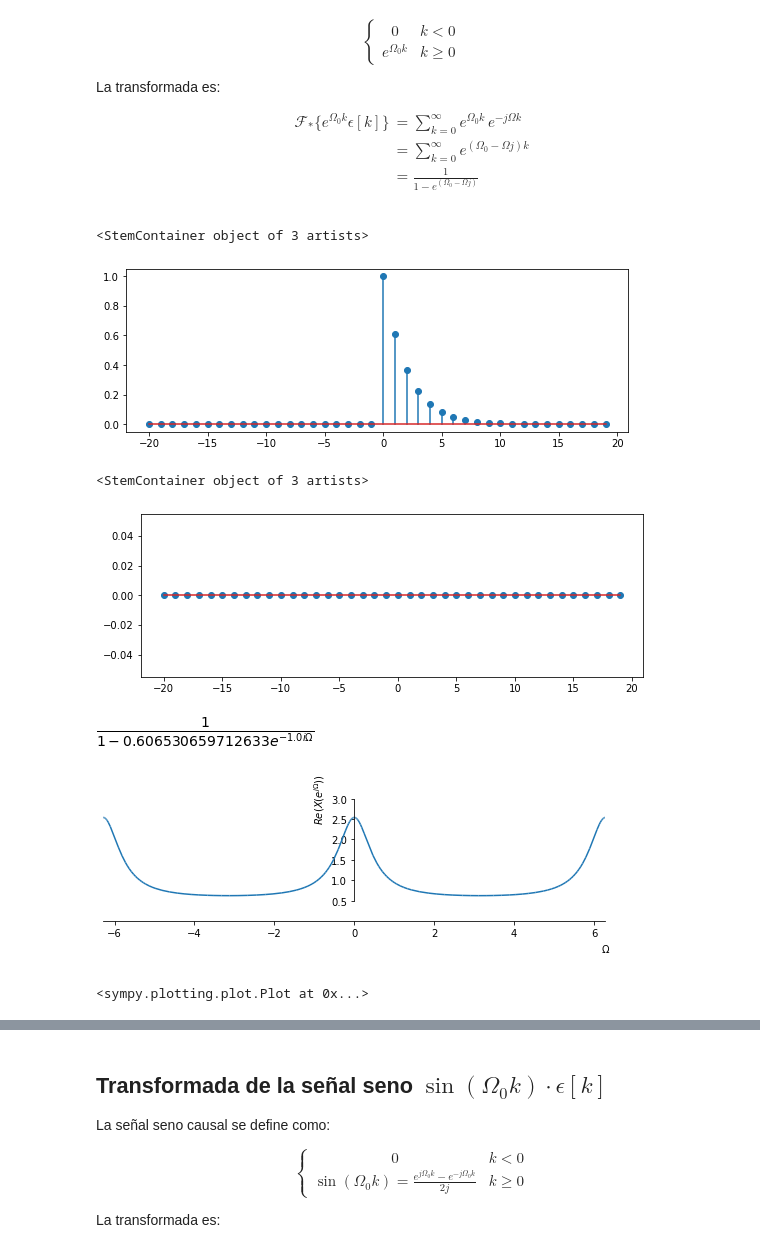
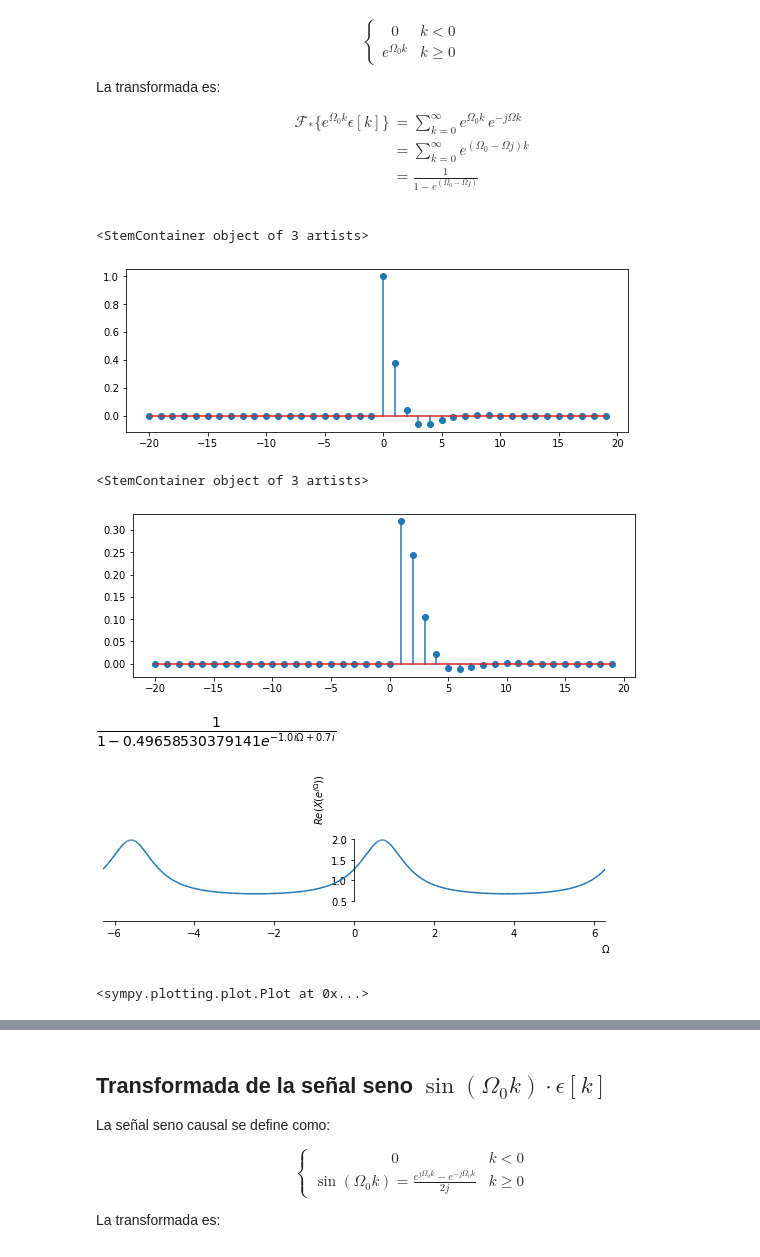
Before and after one commit to pierrediazp/Se-ales_y_Sistemas, a Jupyter notebook: FourierDTFT.ipynb, the cells around one changed output, grey strips where cells are left out. Drawn from its saved outputs; the diff is of its cells as text; code cells hidden in the pictures.

```diff
--- a/FourierDTFT.ipynb
+++ b/FourierDTFT.ipynb
@@ -188,34 +188,33 @@ La transformada es:
 &= \frac{1}{1-e^{(\Omega_0 - \Omega j)}} \\
 \end{split}
 # %%
-# Define una señal rectángular
 kr = range(-20, 20) # Rango de visualización
 x = list(kr) # inicia valores de la señal
-W0 = -0.5
+W0 = -0.7 +1j*0.7
 for ind,kx in enumerate(kr):
     if (kx>= 0):
         x[ind]=np.exp(W0*kx)
     else:
         x[ind]=0
 
 
 plt.rcParams['figure.figsize'] = 9, 3
 plt.stem(kr, np.real(x))
 # %% [output]
 <StemContainer object of 3 artists>
-[figure, old version]
+[figure, new version]
 # %%
 plt.rcParams['figure.figsize'] = 9, 3
 plt.stem(kr, np.imag(x))
 # %% [output]
 <StemContainer object of 3 artists>
-[figure, old version]
+[figure, new version]
 # %%
 X = 1/(1-sym.exp(W0-1j*(Omega)))
 rW = (Omega, -2*sym.pi, 2*sym.pi)
 X
 # %% [output]
-[figure, old version]
+[figure, new version]
 # %%
 plt.rcParams['figure.figsize'] = 9, 3
 sym.plot(sym.re(X), rW,
@@ -223,7 +222,7 @@ sym.plot(sym.re(X), rW,
          ylabel=r'$Re( X(e^{j \Omega}) )$',
          ylim=(-1,3))
 # %% [output]
-[figure, old version]
+[figure, new version]
 <sympy.plotting.plot.Plot at 0x...>
 # %%
 plt.rcParams['figure.figsize'] = 9, 3
```
Also changed, not shown: parts of 9 cells of this notebook, 7 other files.
